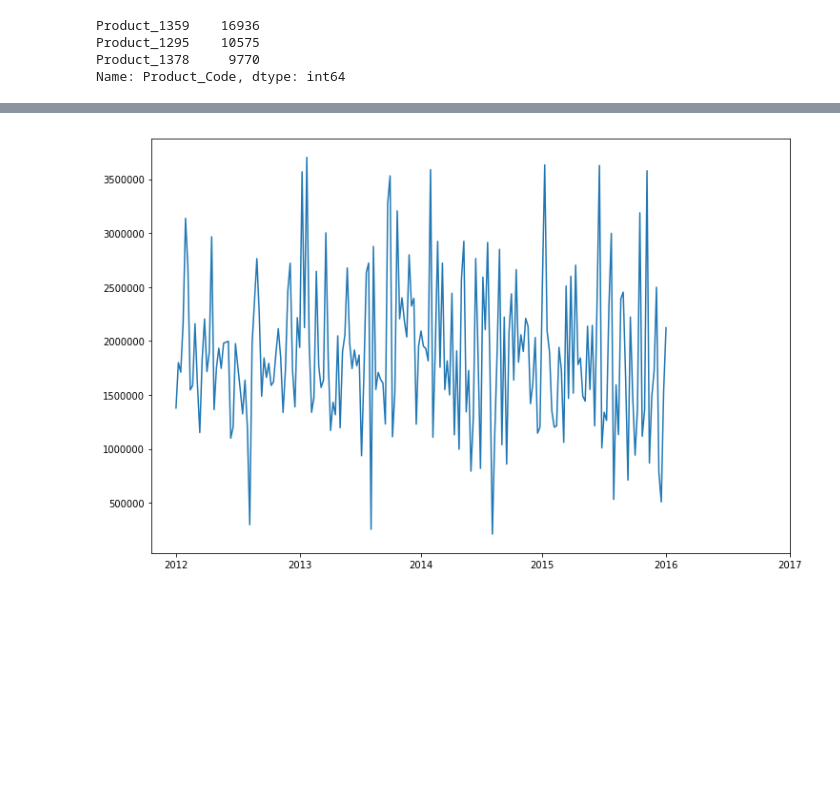
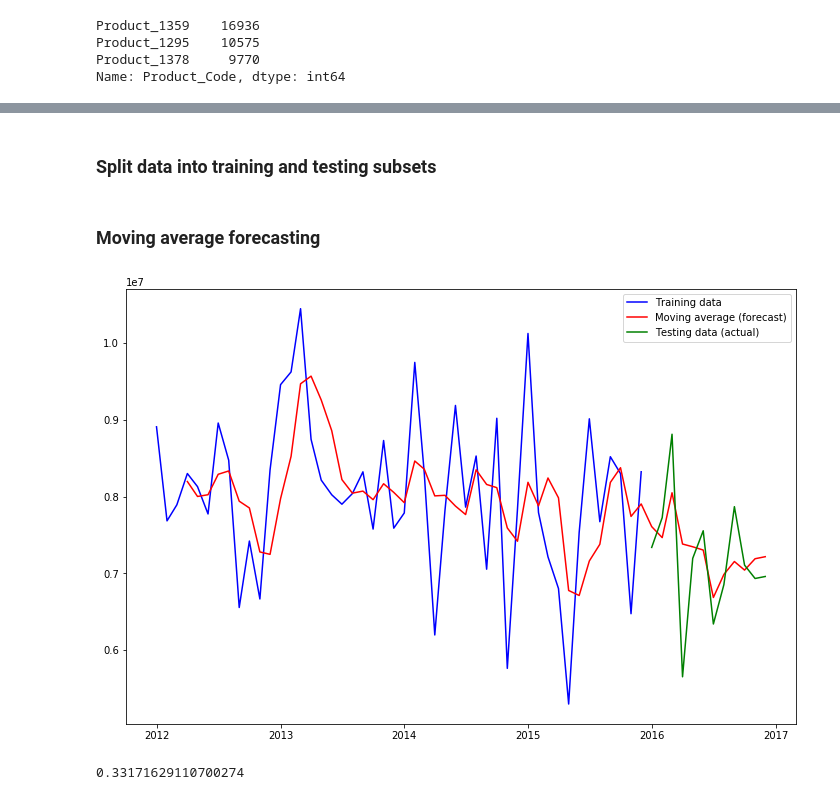
Before and after one commit to mt3443/time-series, a Jupyter notebook: time_series.ipynb, the cells around one changed output, grey strips where cells are left out. Cells and saved outputs as stored; diff of their text form; code cells hidden in the pictures; blank space fills up the shorter version.

Commit message:
Added forecasting models

```diff
--- a/time_series.ipynb
+++ b/time_series.ipynb
@@ -37,18 +54,0 @@ df.head()
-# %%
-dates = []
-demands = []
-
-for index, row in df.iterrows():
-    date = datetime.strptime(row['Date'].strip('()'), '%Y/%m/%d').isocalendar()
-    dates.append(str(date[0]) + ('0' if date[1] < 9 else '') + str(date[1]))
-    demands.append(row['Order_Demand'].strip('()'))
-
-df.insert(0, 'iso_year_week', dates)
-df.insert(1, 'demand', demands)
-
-df = df.drop(columns=['Order_Demand'])
-df = df.astype({'demand': 'int32'})
-df = df.reset_index(drop=True)
-# %%
-df = df.groupby('iso_year_week', as_index=False).agg({'demand': 'sum'})
-df.head()
@@ -62,20 +96,29 @@ df.head()
+# %% [markdown]
+### Split data into training and testing subsets
 # %%
-x = df.iso_year_week.values
-y = df.demand.values
+# Removing the shuffle feature is required when
+# performing the train-test split on time-series data
+
+x = df.Date.values
+y = df.Demand.values
 train_input, test_input, train_output, test_output = train_test_split(x, y, test_size=.2, shuffle=False)
-# %%
-xticks = [0]
-
-current_year = '2012'
-
-for index, row in df.iterrows():
-    if row['iso_year_week'][:4] != current_year:
-        current_year = row['iso_year_week'][:4]
-        xticks.append(index)
-
-plt.rcParams['figure.figsize'] = [12, 8]
-plt.plot(train_input, train_output)
-plt.xticks(xticks, ['2012', '2013', '2014', '2015', '2016', '2017'])
-plt.show()
-# %% [output]
-[figure, removed]
+# %% [markdown]
+### Moving average forecasting
+# %%
+# Plot gives simple qualitative accuracy
+
+moving_average = df.set_index('Date').rolling(4).mean()
+plt.rcParams['figure.figsize'] = [12, 8]
+plt.plot(train_input, train_output, color='blue', label='Training data')
+plt.plot(moving_average, color='red', label='Moving average (forecast)')
+plt.plot(test_input, test_output, color='green', label='Testing data (actual)')
+plt.legend(loc='best')
+plt.show()
+# %% [output]
+[figure, added]
+# %%
+# R-Squared value gives this model a quantitative accuracy
+
+r2_score(test_output, list(moving_average['Demand'][-12:]))
+# %% [output]
+0.33171629110700274
```
Also changed, not shown: parts of 14 cells of this notebook, 1 other file.
